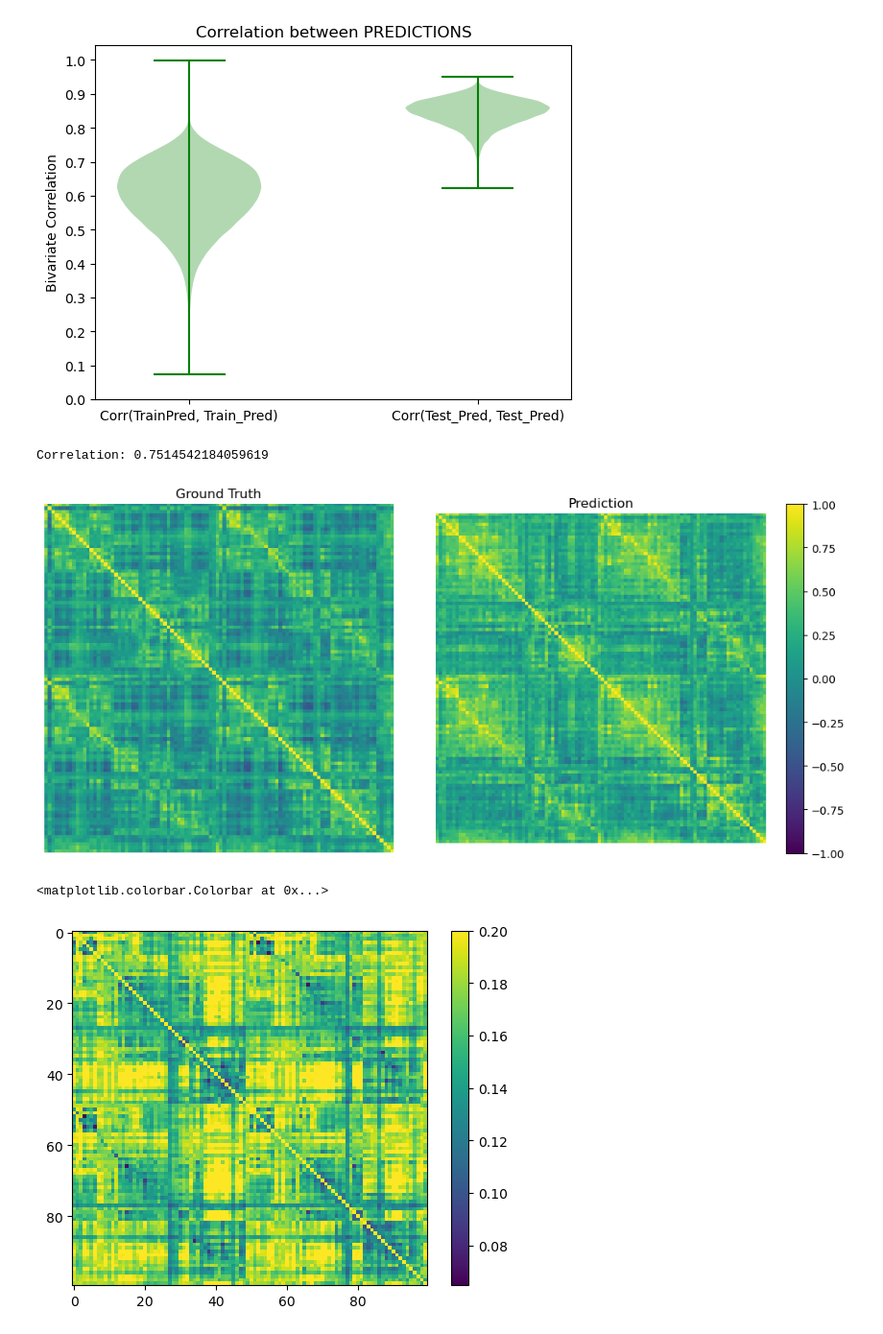
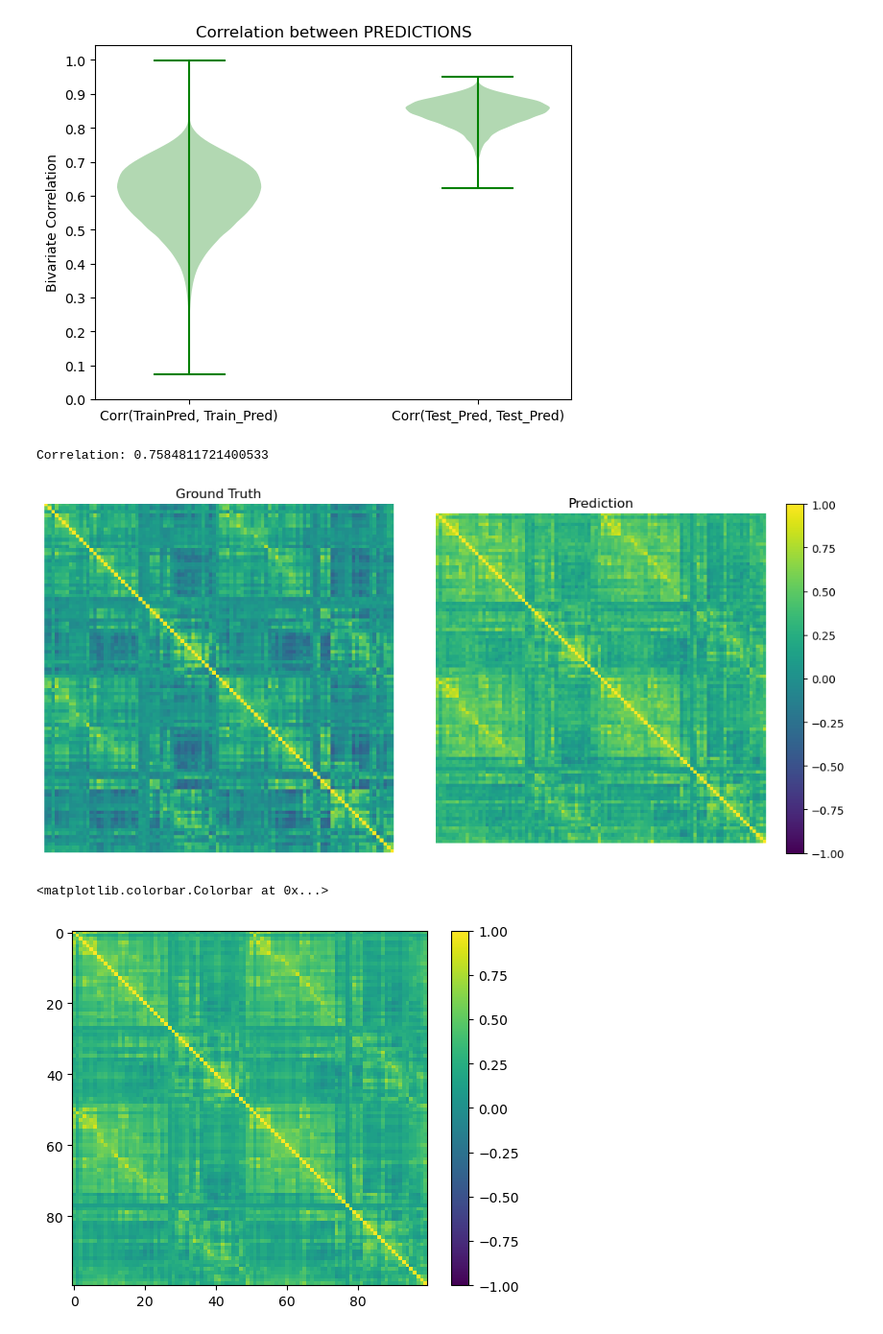
Before and after one commit to fyzeen/NeuroTranslate, a Jupyter notebook: SurfToNetmat/code/ICAd15_schfd100/model_diagnostics.ipynb, the cells around one changed output. Shown at 96% size. Cells and saved outputs as stored; diff of their text form; code cells hidden in the pictures.

Commit message:
VAE tests

```diff
--- a/SurfToNetmat/code/ICAd15_schfd100/model_diagnostics.ipynb
+++ b/SurfToNetmat/code/ICAd15_schfd100/model_diagnostics.ipynb
@@ -6970,13 +6984,13 @@ plt.show()
 [figure]
 # %%
 # TEST
-show_subj_hemi(test_Target, test_pred, 55)
+show_subj_hemi(test_Target, test_pred, 109)
 # %% [output]
-Correlation: 0.7514542184059619
+Correlation: 0.7584811721400533
-[figure, old version]
+[figure, new version]
 # %%
-plt.imshow(make_netmat(np.std(train_Target, axis=0)), vmax=0.2)
+plt.imshow(make_netmat(np.mean(test_Target, axis=0)), vmin=-1, vmax=1)
 plt.colorbar()
 # %% [output]
 <matplotlib.colorbar.Colorbar at 0x...>
-[figure, old version]
+[figure, new version]
```
Also changed, not shown: parts of 20 cells of this notebook, 19 other files.
